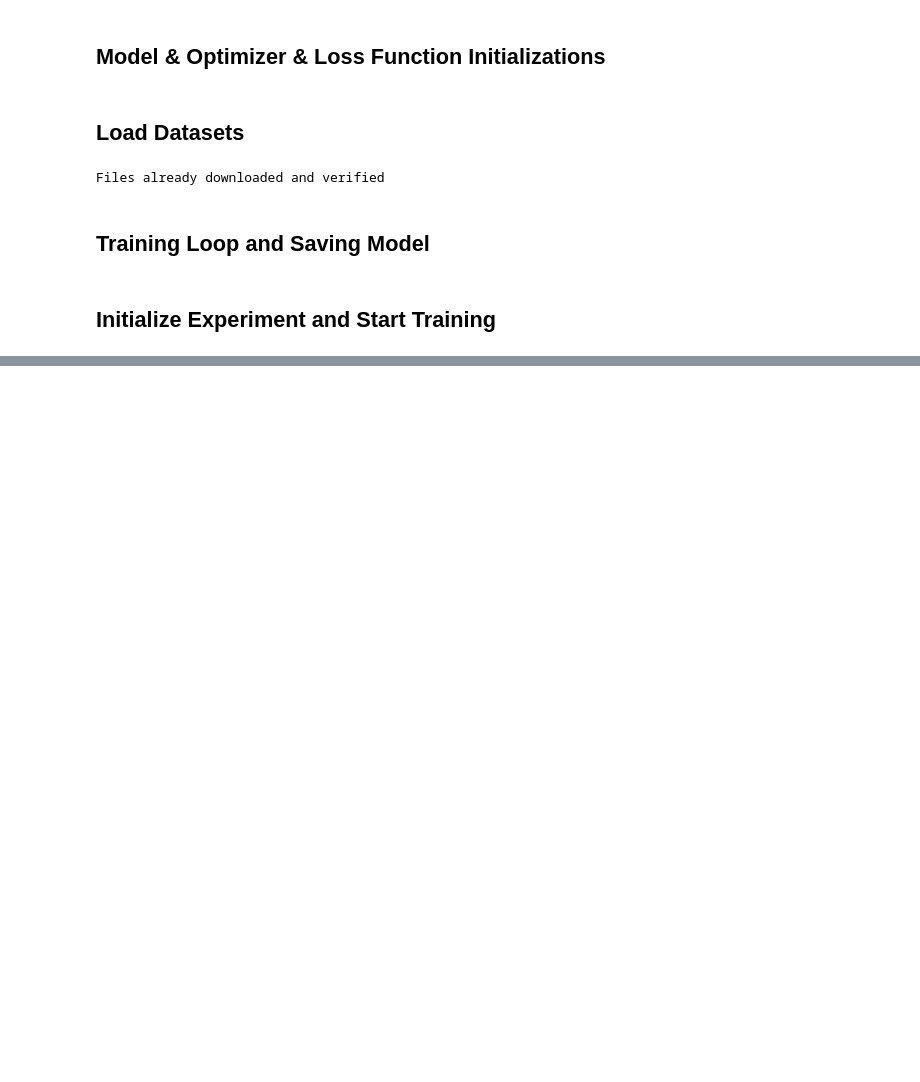
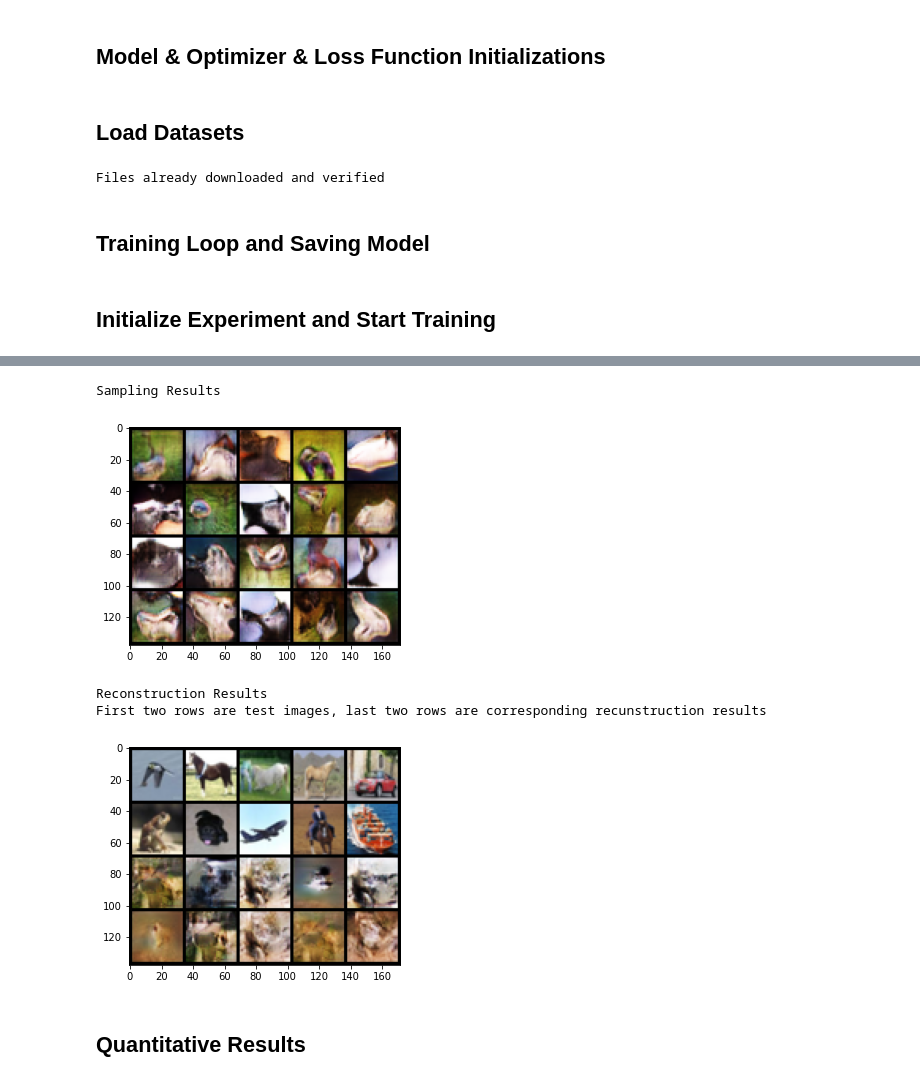
Before and after one commit to hcagri/DC-VAE, a Jupyter notebook: main.ipynb, the cells around one changed output, grey strips where cells are left out. Drawn from its saved outputs; the diff is of its cells as text; code cells hidden in the pictures; blank space fills up the shorter version.

```diff
--- a/main.ipynb
+++ b/main.ipynb
@@ -300,0 +340,16 @@ ex.run()
+# %%
+device = torch.device('cuda' if torch.cuda.is_available() else 'cpu')
+
+dirname = osp.dirname(os.path.realpath("__file__"))
+checkpoint_path = osp.join(dirname, 'checkpoint.pt')
+
+if not osp.exists(checkpoint_path):
+    import gdown
+    url = 'https://drive.google.com/uc?id=17wsDMEvI5sWwf1mJyiXo0fyEB6-NFU0q'
+    gdown.download(url, checkpoint_path, quiet=False)
+
+pre_trained_model_params = torch.load(checkpoint_path, map_location=device)
+
+model = Model(model_params).to(device)
+model.device = device
+model.load_state_dict(pre_trained_model_params)
@@ -300,0 +367,31 @@ ex.run()
+# %%
+test_loader = DataLoader(torchvision.datasets.CIFAR10(
+    './data',
+    train = False, transform = transforms.Compose([
+                            transforms.ToTensor(),
+                            transforms.Normalize(
+                                (0.5, 0.5, 0.5),
+                                (0.5, 0.5, 0.5)),
+                        ])
+    ),
+    batch_size=hparams['test_batch_size'],
+    shuffle=True
+)
+# %%
+gen_images = model.gen_from_noise(size = (20, model_params['decoder']['latent_dim']))
+t_data, _ = iter(test_loader).next()
+t_data = t_data.to(device)
+_ , rec_t_data = model(t_data)
+
+print("Sampling Results")
+show_img(gen_images,step = 1, num_images=25, size=(3, 32, 32), show=True)
+print("Reconstruction Results \nFirst two rows are test images, last two rows are corresponding recunstructions")
+show_img_rec(t_data, rec_t_data, num_images=10, size=(3, 32, 32),  show=True)
+# %% [output]
+Sampling Results
+[figure, added]
+Reconstruction Results
+First two rows are test images, last two rows are corresponding recunstruction results
+[figure, added]
+# %% [markdown]
+## Quantitative Results
```
Also changed, not shown: parts of 20 cells of this notebook, 3 other files.
